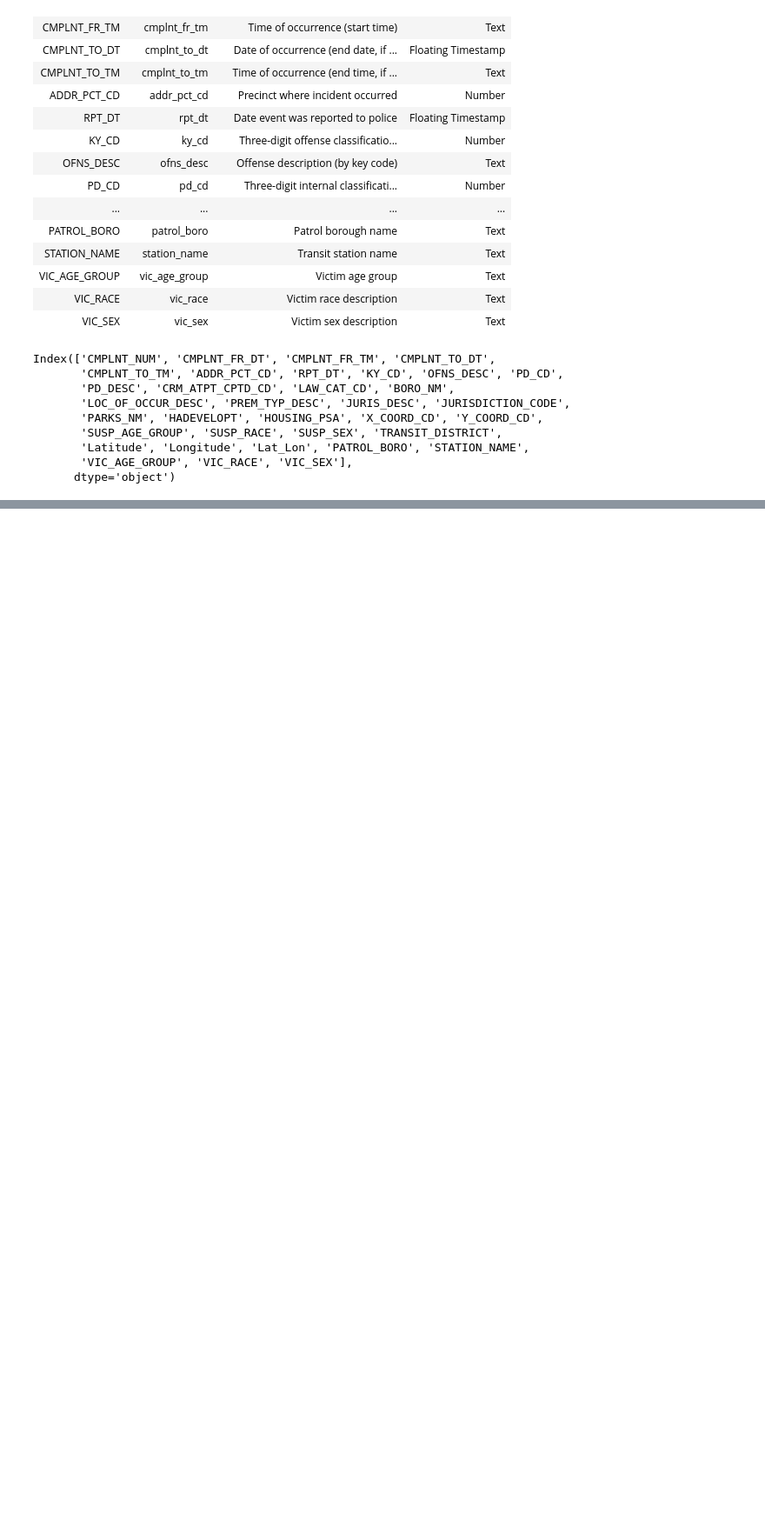
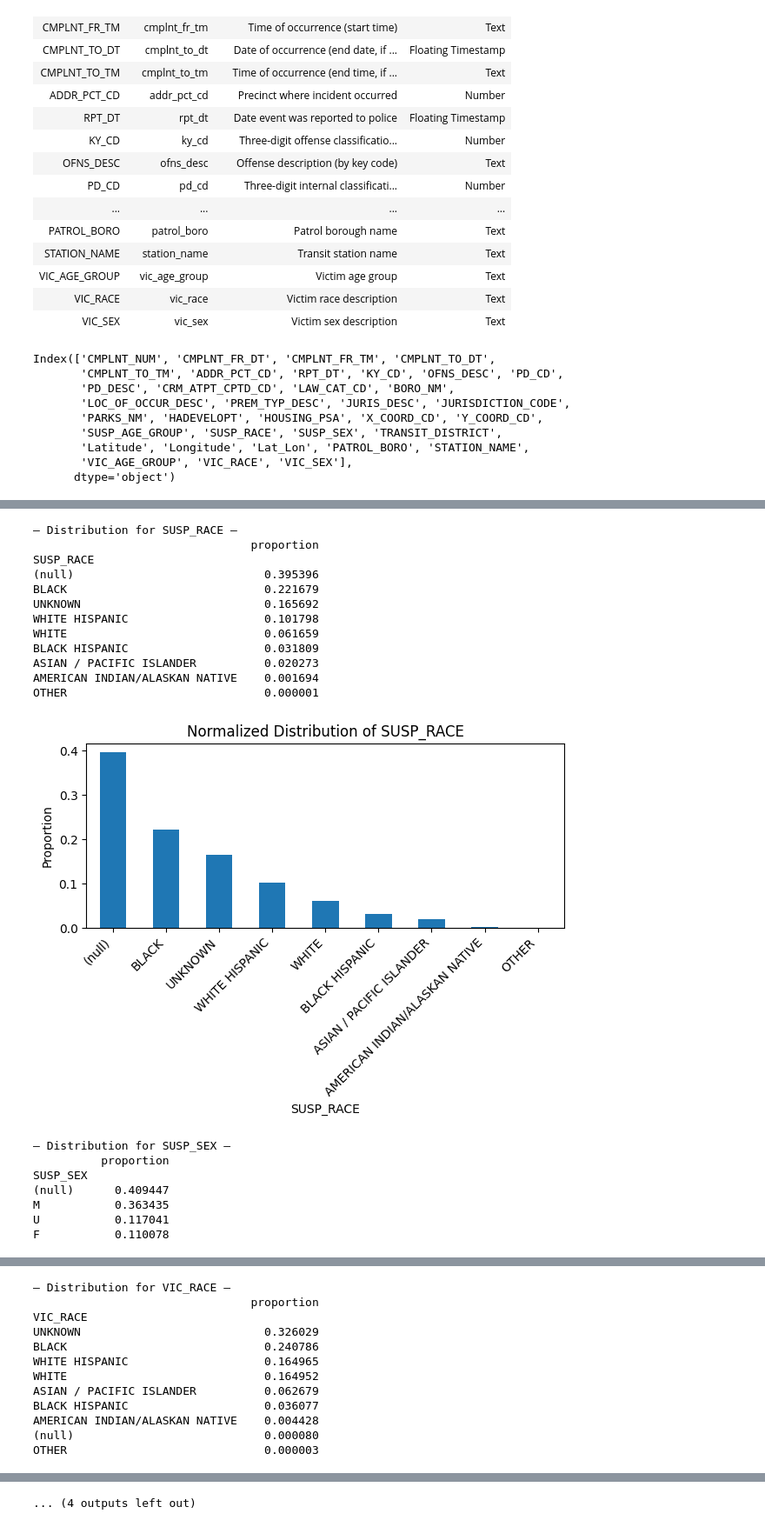
Before and after one commit to kobivan92/dsai2, a Jupyter notebook: bias.ipynb, the cells around one changed output, grey strips where cells are left out. Shown: that part at 87% size. Cells and saved outputs as stored; diff of their text form; code cells hidden in the pictures; blank space fills up the shorter version.

```diff
--- a/bias.ipynb
+++ b/bias.ipynb
@@ -159,0 +331,62 @@ SUSP_RACE, SUSP_SEX, VIC_RACE, VIC_SEX, SUSP_AGE_GROUP, VIC_AGE_GROUP, BORO_NM,
+# %%
+import pandas as pd
+import matplotlib.pyplot as plt
+from scipy.stats import chi2_contingency
+
+def analyze_biases(df: pd.DataFrame, content: str):
+    """
+    Analyze potential biases in a dataset based on the specified columns.
+
+    Parameters
+    ----------
+    df : pd.DataFrame
+        The dataset containing the relevant columns.
+    content : str
+        Comma-separated column names to include in the analysis, e.g.
+        "SUSP_RACE, SUSP_SEX, VIC_RACE, VIC_SEX, SUSP_AGE_GROUP, VIC_AGE_GROUP, BORO_NM, PATROL_BORO"
+    """
+    # Parse the column names
+    cols = [col.strip() for col in content.split(',')]
+
+    # 1. Univariate distributions
+    for col in cols:
+        if col not in df.columns:
+            print(f"⚠️ Column '{col}' not found in DataFrame.")
+            continue
+        dist = df[col].value_counts(normalize=True, dropna=False).sort_values(ascending=False)
+        print(f"\n— Distribution for {col} —")
+        print(dist.to_frame('proportion'))
+
+        plt.figure()
+        dist.plot(kind='bar')
+        plt.title(f'Normalized Distribution of {col}')
+        plt.xlabel(col)
+        plt.ylabel('Proportion')
+        plt.xticks(rotation=45, ha='right')
+        plt.tight_layout()
+        plt.show()
+
+
+
+analyze_biases(df, content)
+# %% [output]
+— Distribution for SUSP_RACE —
+                                proportion
+SUSP_RACE
+(null)                            0.395396
+BLACK                             0.221679
+UNKNOWN                           0.165692
+WHITE HISPANIC                    0.101798
+WHITE                             0.061659
+BLACK HISPANIC                    0.031809
+ASIAN / PACIFIC ISLANDER          0.020273
+AMERICAN INDIAN/ALASKAN NATIVE    0.001694
+OTHER                             0.000001
+[figure, added]
+— Distribution for SUSP_SEX —
+          proportion
+SUSP_SEX
+(null)      0.409447
+M           0.363435
+U           0.117041
+F           0.110078
@@ -159,0 +394,12 @@ SUSP_RACE, SUSP_SEX, VIC_RACE, VIC_SEX, SUSP_AGE_GROUP, VIC_AGE_GROUP, BORO_NM,
+— Distribution for VIC_RACE —
+                                proportion
+VIC_RACE
+UNKNOWN                           0.326029
+BLACK                             0.240786
+WHITE HISPANIC                    0.164965
+WHITE                             0.164952
+ASIAN / PACIFIC ISLANDER          0.062679
+BLACK HISPANIC                    0.036077
+AMERICAN INDIAN/ALASKAN NATIVE    0.004428
+(null)                            0.000080
+OTHER                             0.000003
@@ -159,0 +452 @@ SUSP_RACE, SUSP_SEX, VIC_RACE, VIC_SEX, SUSP_AGE_GROUP, VIC_AGE_GROUP, BORO_NM,
+... (4 outputs left out)
```
Also changed, not shown: parts of 9 cells of this notebook.
